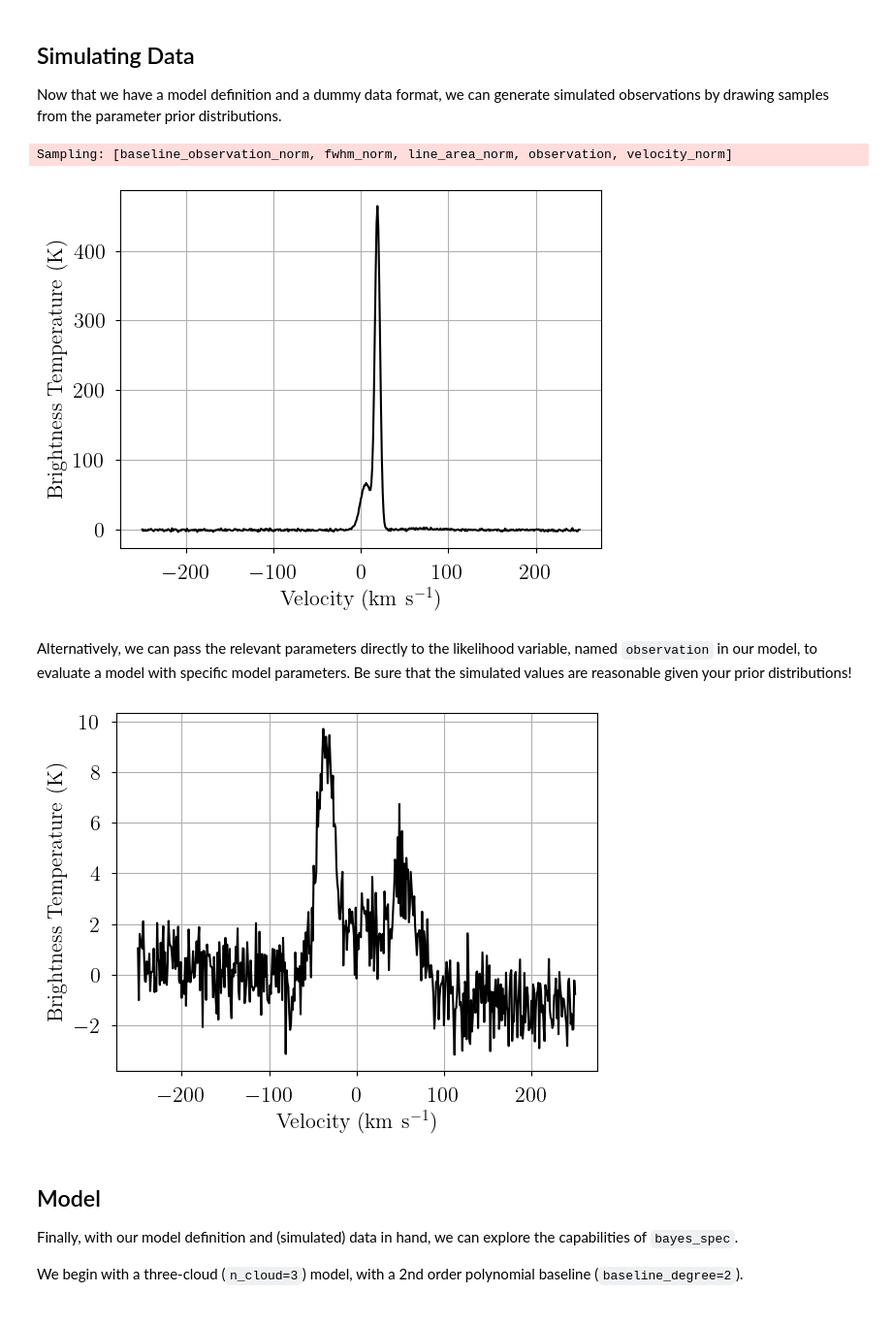
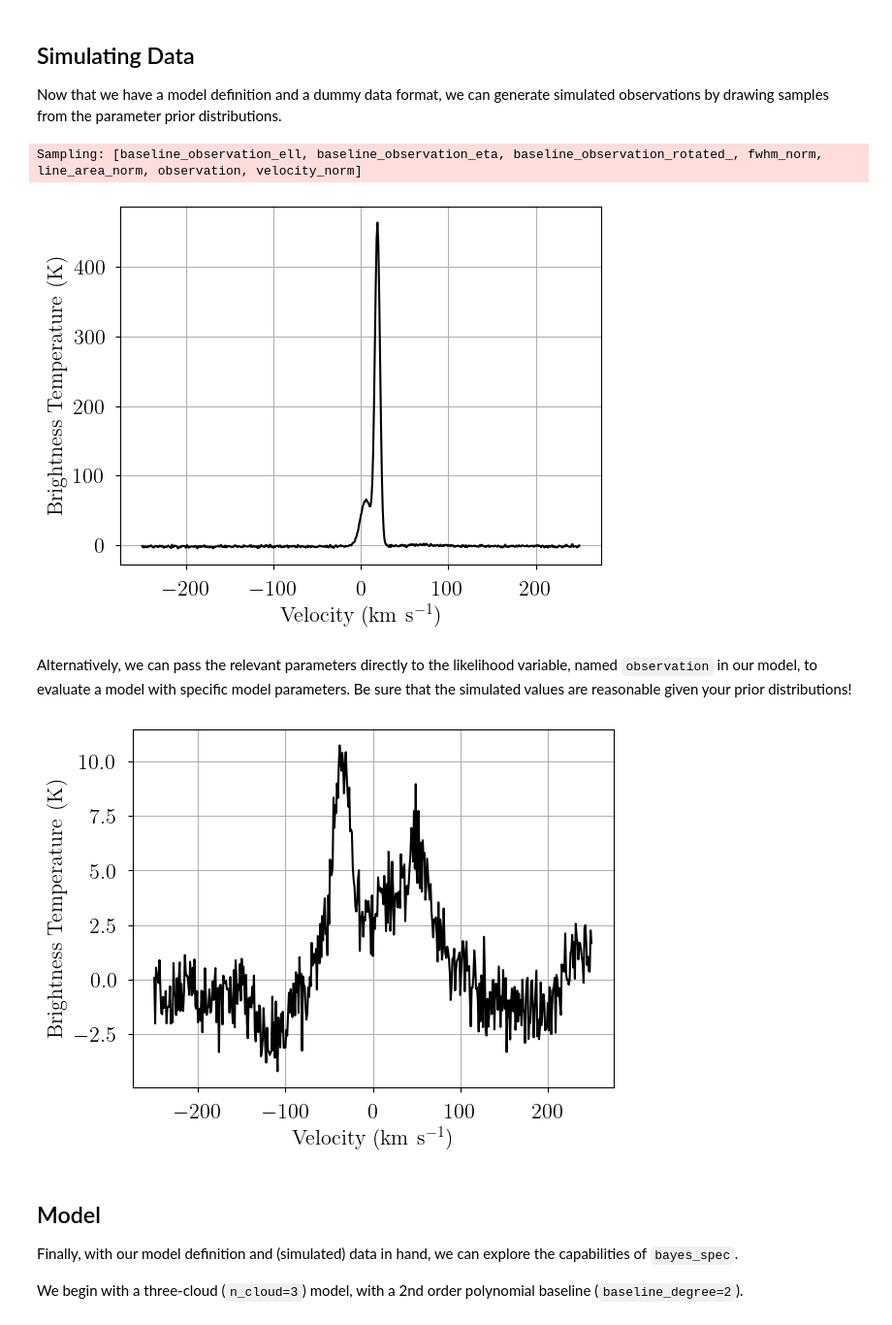
Before and after one commit to tvwenger/bayes_spec, a Jupyter notebook: docs/source/notebooks/basic_tutorial.ipynb, the cells around one changed output. Shown at 97% size. Drawn from its saved outputs; the diff is of its cells as text; code cells hidden in the pictures.

```diff
--- a/docs/source/notebooks/basic_tutorial.ipynb
+++ b/docs/source/notebooks/basic_tutorial.ipynb
@@ -63,12 +63,11 @@ dummy_data = {"observation": observation}
 Now that we have a model definition and a dummy data format, we can generate simulated observations by drawing samples from the parameter prior distributions.
 # %%
 # Initialize and define the model
-model = GaussModel(dummy_data, n_clouds=3, baseline_degree=2, seed=1234, verbose=True)
+model = GaussModel(dummy_data, n_clouds=3, seed=1234, verbose=True)
 model.add_priors(
     prior_line_area = 500.0, # mode of k=2 gamma distribution prior on line area (K km s-1)
     prior_fwhm = 25.0, # mode of k=2 gamma distribution prior on FWHM line width (km s-1)
     prior_velocity = [0.0, 50.0], # mean and width of normal distribution prior on centroid velocity (km s-1)
-    prior_baseline_coeffs = [1.0, 1.0, 1.0], # width of normal distribution prior on normalized baseline coefficients
 )
 model.add_likelihood()
 
@@ -83,24 +82,25 @@ plt.plot(dummy_data["observation"].spectral, sim_brightness, 'k-')
 plt.xlabel(dummy_data["observation"].xlabel)
 _ = plt.ylabel(dummy_data["observation"].ylabel)
 # %% [output]
-Sampling: [baseline_observation_norm, fwhm_norm, line_area_norm, observation, velocity_norm]
+Sampling: [baseline_observation_ell, baseline_observation_eta, baseline_observation_rotated_, fwhm_norm, line_area_norm, observation, velocity_norm]
 [figure]
 # %% [markdown]
 Alternatively, we can pass the relevant parameters directly to the likelihood variable, named `observation` in our model, to evaluate a model with specific model parameters. Be sure that the simulated values are reasonable given your prior distributions!
 # %%
 sim_brightness = model.model.observation.eval({
     "fwhm": [25.0, 40.0, 35.0], # FWHM line width (km/s)
     "line_area": [250.0, 125.0, 175.0], # line area (K km/s)
     "velocity": [-35.0, 10.0, 55.0], # velocity (km/s)
-    "baseline_observation_norm": [-0.5, -2.0, 3.0], # normalized baseline coefficients
+    "baseline_observation_ell": 0.1,
+    "baseline_observation_eta": 1.0,
 })
 
 # Plot the simulated data
 plt.plot(dummy_data["observation"].spectral, sim_brightness, 'k-')
 plt.xlabel(dummy_data["observation"].xlabel)
 _ = plt.ylabel(dummy_data["observation"].ylabel)
 # %% [output]
-[figure, old version]
+[figure, new version]
 # %%
 # Now we pack the simulated spectrum into a new SpecData instance
 observation = SpecData(
```
Also changed, not shown: parts of 17 cells of this notebook, 5 other files.
